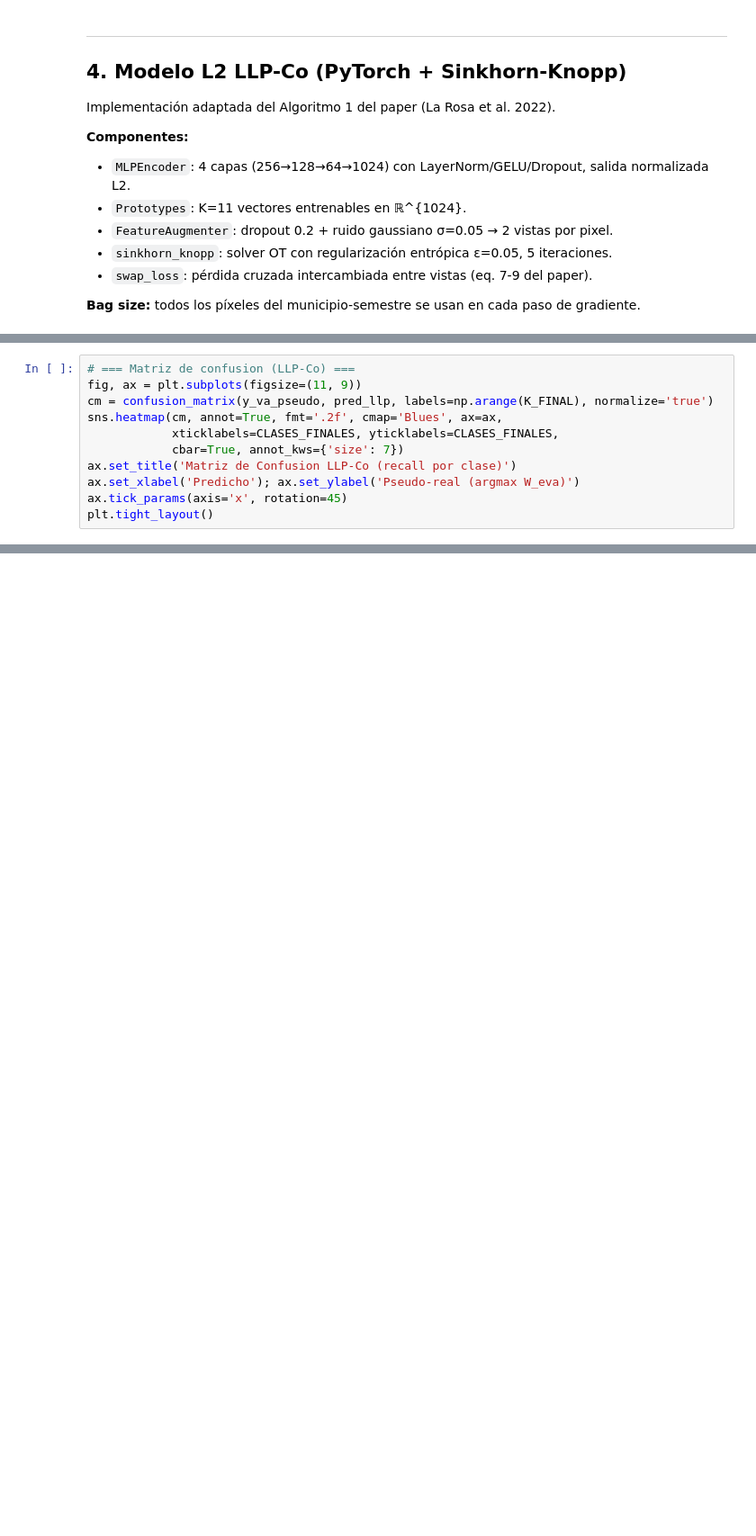
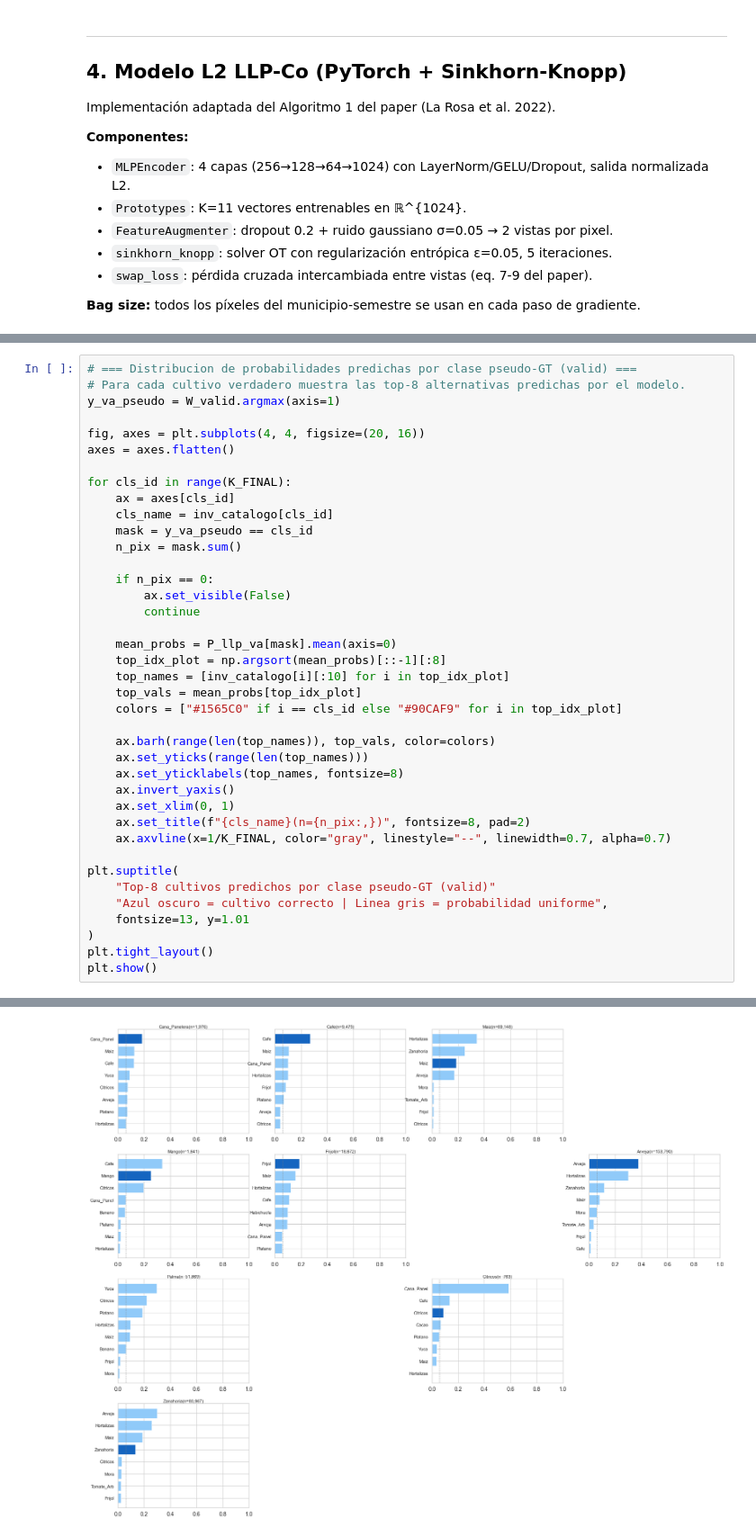
Before and after one commit to rquiroga83/agromodel, a Jupyter notebook: modelado/CRISP_DM_AgroPlus_LLP_Co.ipynb, the cells around one changed output, grey strips where cells are left out. Shown at 90% size. Drawn from its saved outputs; the diff is of its cells as text; blank space fills up the shorter version.

```diff
--- a/modelado/CRISP_DM_AgroPlus_LLP_Co.ipynb
+++ b/modelado/CRISP_DM_AgroPlus_LLP_Co.ipynb
@@ -1013,11 +1811,0 @@ Cana_Panelera       0.31      0.25      0.28     33286
-# %%
-# === Matriz de confusion (LLP-Co) ===
-fig, ax = plt.subplots(figsize=(11, 9))
-cm = confusion_matrix(y_va_pseudo, pred_llp, labels=np.arange(K_FINAL), normalize='true')
-sns.heatmap(cm, annot=True, fmt='.2f', cmap='Blues', ax=ax,
-            xticklabels=CLASES_FINALES, yticklabels=CLASES_FINALES,
-            cbar=True, annot_kws={'size': 7})
-ax.set_title('Matriz de Confusion LLP-Co (recall por clase)')
-ax.set_xlabel('Predicho'); ax.set_ylabel('Pseudo-real (argmax W_eva)')
-ax.tick_params(axis='x', rotation=45)
-plt.tight_layout()
@@ -1025,0 +2014,40 @@ plt.tight_layout()
+# %%
+# === Distribucion de probabilidades predichas por clase pseudo-GT (valid) ===
+# Para cada cultivo verdadero muestra las top-8 alternativas predichas por el modelo.
+y_va_pseudo = W_valid.argmax(axis=1)
+
+fig, axes = plt.subplots(4, 4, figsize=(20, 16))
+axes = axes.flatten()
+
+for cls_id in range(K_FINAL):
+    ax = axes[cls_id]
+    cls_name = inv_catalogo[cls_id]
+    mask = y_va_pseudo == cls_id
+    n_pix = mask.sum()
+
+    if n_pix == 0:
+        ax.set_visible(False)
+        continue
+
+    mean_probs = P_llp_va[mask].mean(axis=0)
+    top_idx_plot = np.argsort(mean_probs)[::-1][:8]
+    top_names = [inv_catalogo[i][:10] for i in top_idx_plot]
+    top_vals = mean_probs[top_idx_plot]
+    colors = ["#1565C0" if i == cls_id else "#90CAF9" for i in top_idx_plot]
+
+    ax.barh(range(len(top_names)), top_vals, color=colors)
+    ax.set_yticks(range(len(top_names)))
+    ax.set_yticklabels(top_names, fontsize=8)
+    ax.invert_yaxis()
+    ax.set_xlim(0, 1)
+    ax.set_title(f"{cls_name}(n={n_pix:,})", fontsize=8, pad=2)
+    ax.axvline(x=1/K_FINAL, color="gray", linestyle="--", linewidth=0.7, alpha=0.7)
+
+plt.suptitle(
+    "Top-8 cultivos predichos por clase pseudo-GT (valid)"
+    "Azul oscuro = cultivo correcto | Linea gris = probabilidad uniforme",
+    fontsize=13, y=1.01
+)
+plt.tight_layout()
+plt.show()
+# %% [output]
@@ -1025,0 +2055 @@ plt.tight_layout()
+[figure, added]
```
Also changed, not shown: parts of 38 cells of this notebook, 4 other files.
